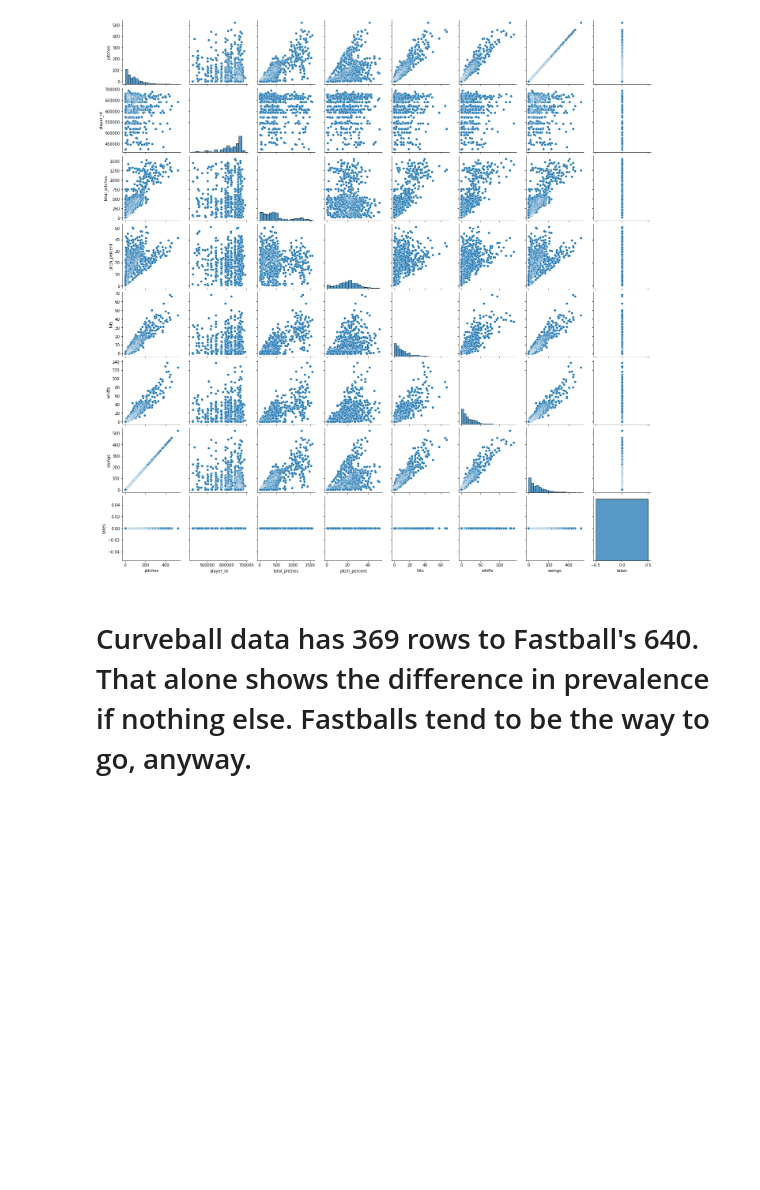
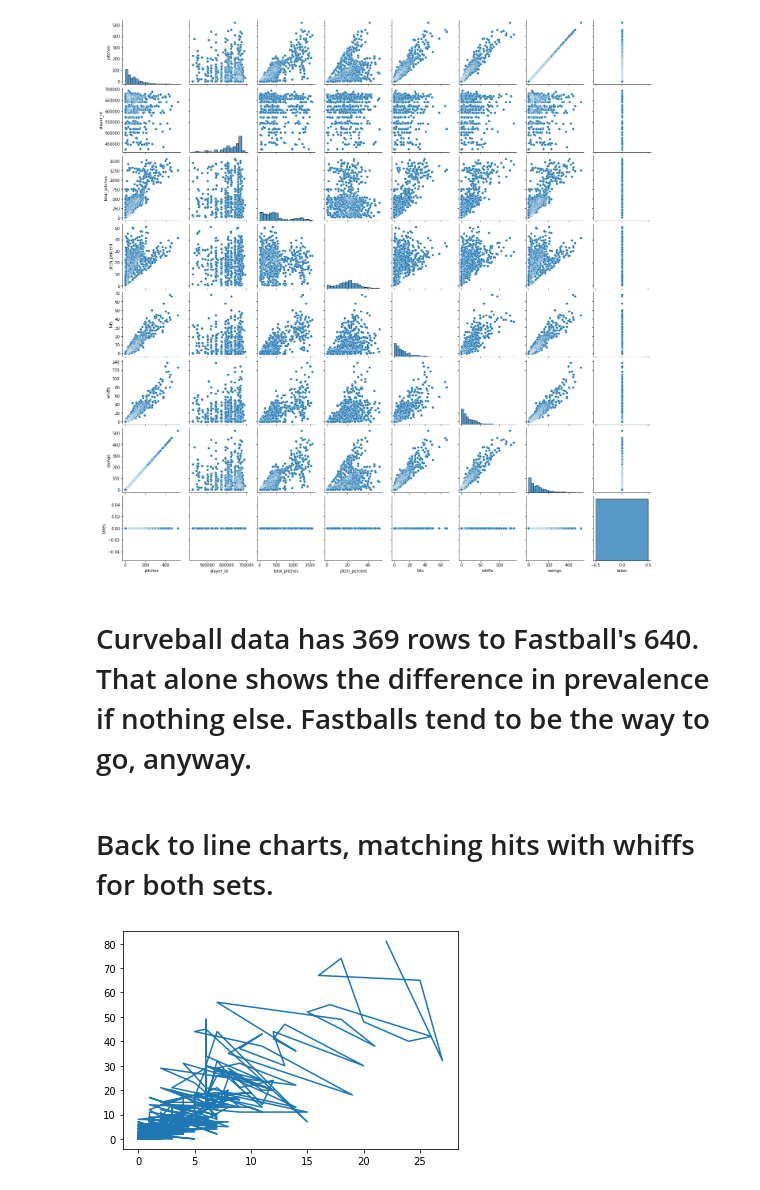
Before and after one commit to Katherine89Lee/Curveball-Data, a Jupyter notebook: Curveballs.ipynb, the cells around one changed output. Drawn from its saved outputs; the diff is of its cells as text; code cells hidden in the pictures; blank space fills up the shorter version.

```diff
--- a/Curveballs.ipynb
+++ b/Curveballs.ipynb
@@ -201,3 +201,10 @@ sns.pairplot(fastballs_clean)
 [figure]
 # %% [markdown]
 # Curveball data has 369 rows to Fastball's 640. That alone shows the difference in prevalence if nothing else. Fastballs tend to be the way to go, anyway.
+# %% [markdown]
+# Back to line charts, matching hits with whiffs for both sets.
+# %%
+plt.plot('hits', 'whiffs', data=curveballs_clean)
+plt.show()
+# %% [output]
+[figure, added]
```
Also changed, not shown: parts of 4 cells of this notebook, 1 other file.
